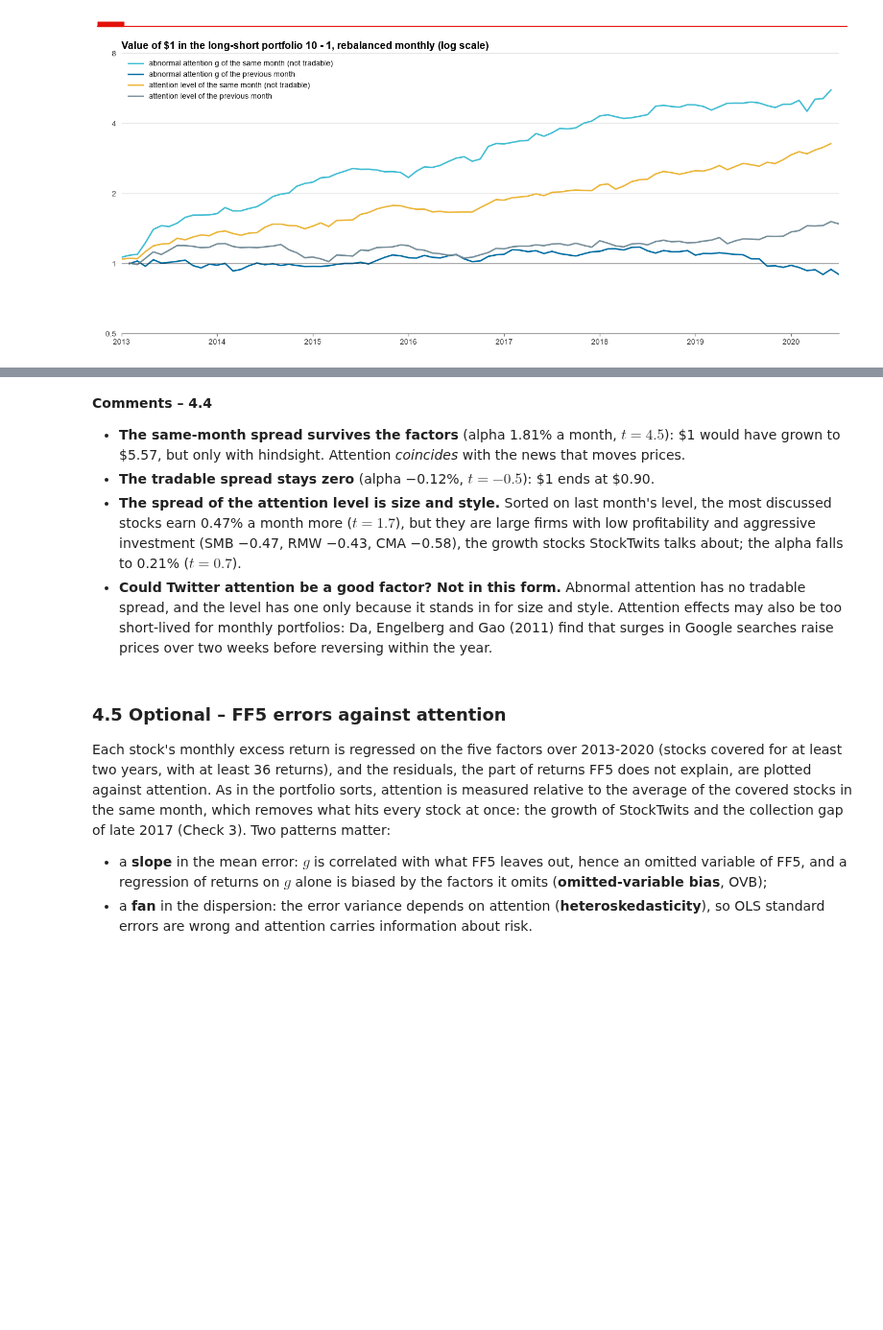
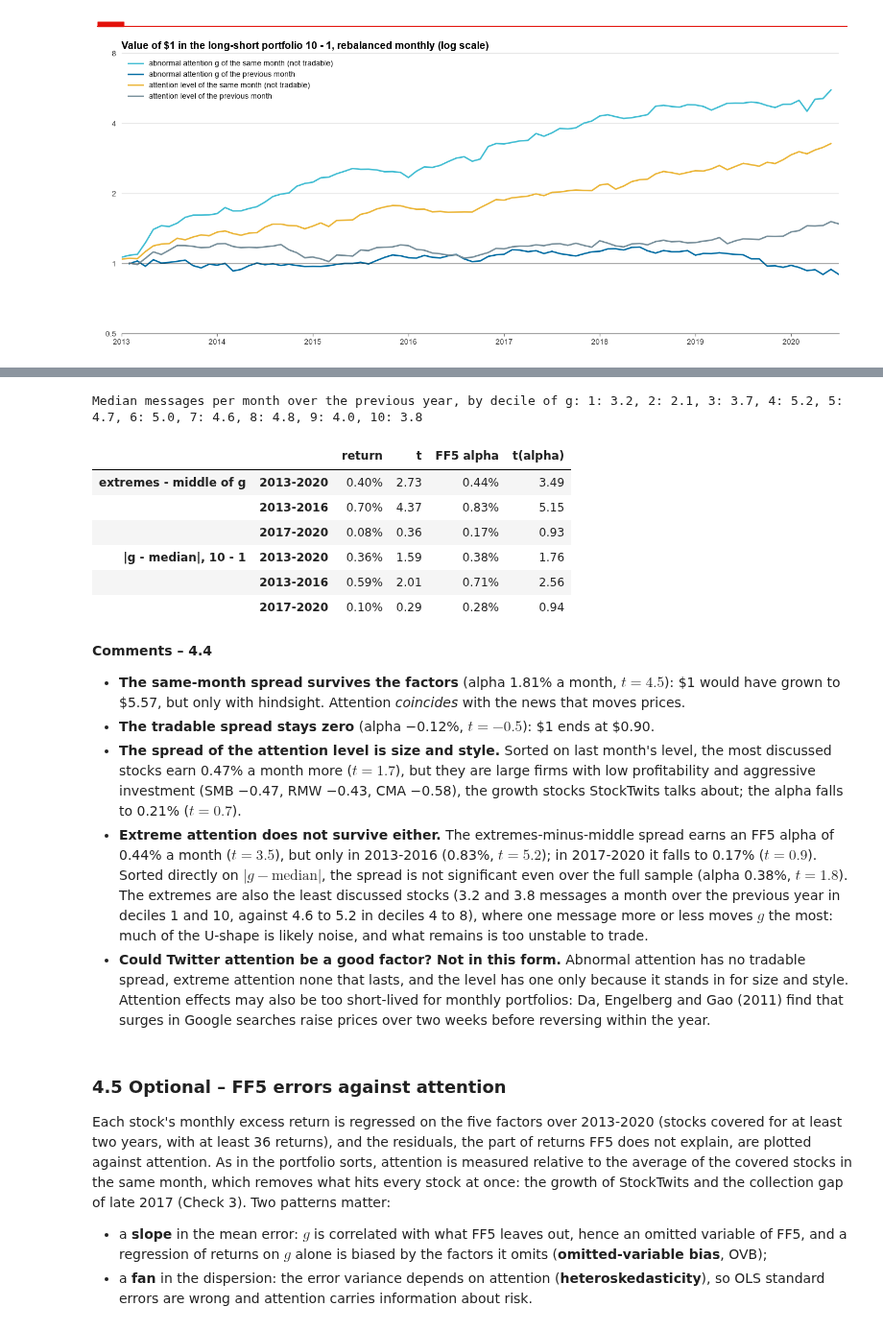
Before and after one commit to cboumans/Finance_with_Big_Data, a Jupyter notebook: lab3/PCLab3_Group4.ipynb, the cells around one changed output, grey strips where cells are left out. Shown at 96% size. Cells and saved outputs as stored; diff of their text form; code cells hidden in the pictures; blank space fills up the shorter version.

Commit message:
Update 4 with extreme test

```diff
--- a/lab3/PCLab3_Group4.ipynb
+++ b/lab3/PCLab3_Group4.ipynb
@@ -45,7 +47,7 @@ nltk.download("stopwords", quiet=True)
 nltk.download("wordnet", quiet=True)
 
 DATA_FOLDERS = ["Data from 2010", "UnlabelledDataset_2"]           # the StockTwits files from BBoard
-PRICE_FILE = "../2_Lab/sp500_close_2010-01-01_to_2020-12-31.csv"   # S&P 500 closes saved in PC Lab #2
+PRICE_FILE = "../lab2/sp500_close_2010-01-01_to_2020-12-31.csv"   # S&P 500 closes saved in PC Lab #2
 SEED = 42              # fixed random seed, so every run draws the same sample
 MAX_TICKERS = 5        # messages naming more tickers are lists (screeners, watch lists), not opinions
 SAMPLE_SIZE = 200_000  # messages scored by both transformers in Task #3
@@ -1227,10 +1234,43 @@ show()
+# %%
+def extremes_minus_middle(portfolios):
+    '''Average of the extreme deciles (1 and 10) minus the average of the middle ones (4 to 7).'''
+    return (portfolios[1] + portfolios[10]) / 2 - portfolios[[4, 5, 6, 7]].mean(axis=1)
+
+
+surprise = g.sub(g.median(axis=1), axis=0).abs()        # distance from the month's typical g, in either direction
+candidates = {"extremes - middle of g": extremes_minus_middle(portfolios[("g", "previous month")]),
+              "|g - median|, 10 - 1": attention_portfolios(surprise, excess, lag=1)["10 - 1"]}
+
+rows = {}
+for name, spread in candidates.items():
+    for start, end in [("2013", "2020"), ("2013", "2016"), ("2017", "2020")]:
+        rows[(name, f"{start}-{end}")] = pd.concat([mean_t(spread.loc[start:end]), alpha_t(spread.loc[start:end])])
+
+# How much is said about the stocks in each decile of g: messages per month over the previous year
+pooled = pd.DataFrame({"g": g.loc["2013-01":].stack(), "messages": counts.rolling(12).mean().shift(1).stack()}).dropna()
+pooled["decile"] = pooled.groupby(level=0)["g"].transform(lambda s: pd.qcut(s.rank(method="first"), 10, labels=False) + 1)
+print("Median messages per month over the previous year, by decile of g:",
+      ", ".join(f"{d}: {m:.1f}" for d, m in pooled.groupby("decile")["messages"].median().items()))
+
+extreme_table = pd.DataFrame(rows).T
+extreme_table.style.format({"return": "{:.2%}", "t": "{:.2f}", "FF5 alpha": "{:.2%}", "t(alpha)": "{:.2f}"})
+# %% [output]
+Median messages per month over the previous year, by decile of g: 1: 3.2, 2: 2.1, 3: 3.7, 4: 5.2, 5: 4.7, 6: 5.0, 7: 4.6, 8: 4.8, 9: 4.0, 10: 3.8
+|  |  | return | t | FF5 alpha | t(alpha) |
+| extremes - middle of g | 2013-2020 | 0.40% | 2.73 | 0.44% | 3.49 |
+|  | 2013-2016 | 0.70% | 4.37 | 0.83% | 5.15 |
+|  | 2017-2020 | 0.08% | 0.36 | 0.17% | 0.93 |
+| |g - median|, 10 - 1 | 2013-2020 | 0.36% | 1.59 | 0.38% | 1.76 |
+|  | 2013-2016 | 0.59% | 2.01 | 0.71% | 2.56 |
+|  | 2017-2020 | 0.10% | 0.29 | 0.28% | 0.94 |
 # %% [markdown]
 **Comments – 4.4**
 
 - **The same-month spread survives the factors** (alpha 1.81% a month, $t = 4.5$): \$1 would have grown to \$5.57, but only with hindsight. Attention *coincides* with the news that moves prices.
 - **The tradable spread stays zero** (alpha −0.12%, $t = −0.5$): \$1 ends at \$0.90.
 - **The spread of the attention level is size and style.** Sorted on last month's level, the most discussed stocks earn 0.47% a month more ($t = 1.7$), but they are large firms with low profitability and aggressive investment (SMB −0.47, RMW −0.43, CMA −0.58), the growth stocks StockTwits talks about; the alpha falls to 0.21% ($t = 0.7$).
-- **Could Twitter attention be a good factor? Not in this form.** Abnormal attention has no tradable spread, and the level has one only because it stands in for size and style. Attention effects may also be too short-lived for monthly portfolios: Da, Engelberg and Gao (2011) find that surges in Google searches raise prices over two weeks before reversing within the year.
+- **Extreme attention does not survive either.** The extremes-minus-middle spread earns an FF5 alpha of 0.44% a month ($t = 3.5$), but only in 2013-2016 (0.83%, $t = 5.2$); in 2017-2020 it falls to 0.17% ($t = 0.9$). Sorted directly on $|g - \text{median}|$, the spread is not significant even over the full sample (alpha 0.38%, $t = 1.8$). The extremes are also the least discussed stocks (3.2 and 3.8 messages a month over the previous year in deciles 1 and 10, against 4.6 to 5.2 in deciles 4 to 8), where one message more or less moves $g$ the most: much of the U-shape is likely noise, and what remains is too unstable to trade.
+- **Could Twitter attention be a good factor? Not in this form.** Abnormal attention has no tradable spread, extreme attention none that lasts, and the level has one only because it stands in for size and style. Attention effects may also be too short-lived for monthly portfolios: Da, Engelberg and Gao (2011) find that surges in Google searches raise prices over two weeks before reversing within the year.
 # %% [markdown]
 ### 4.5 Optional – FF5 errors against attention
 Each stock's monthly excess return is regressed on the five factors over 2013-2020 (stocks covered for at least two years, with at least 36 returns), and the residuals, the part of returns FF5 does not explain, are plotted against attention. As in the portfolio sorts, attention is measured relative to the average of the covered stocks in the same month, which removes what hits every stock at once: the growth of StockTwits and the collection gap of late 2017 (Check 3). Two patterns matter:
```
Also changed, not shown: parts of 8 cells of this notebook, 1 other file.
